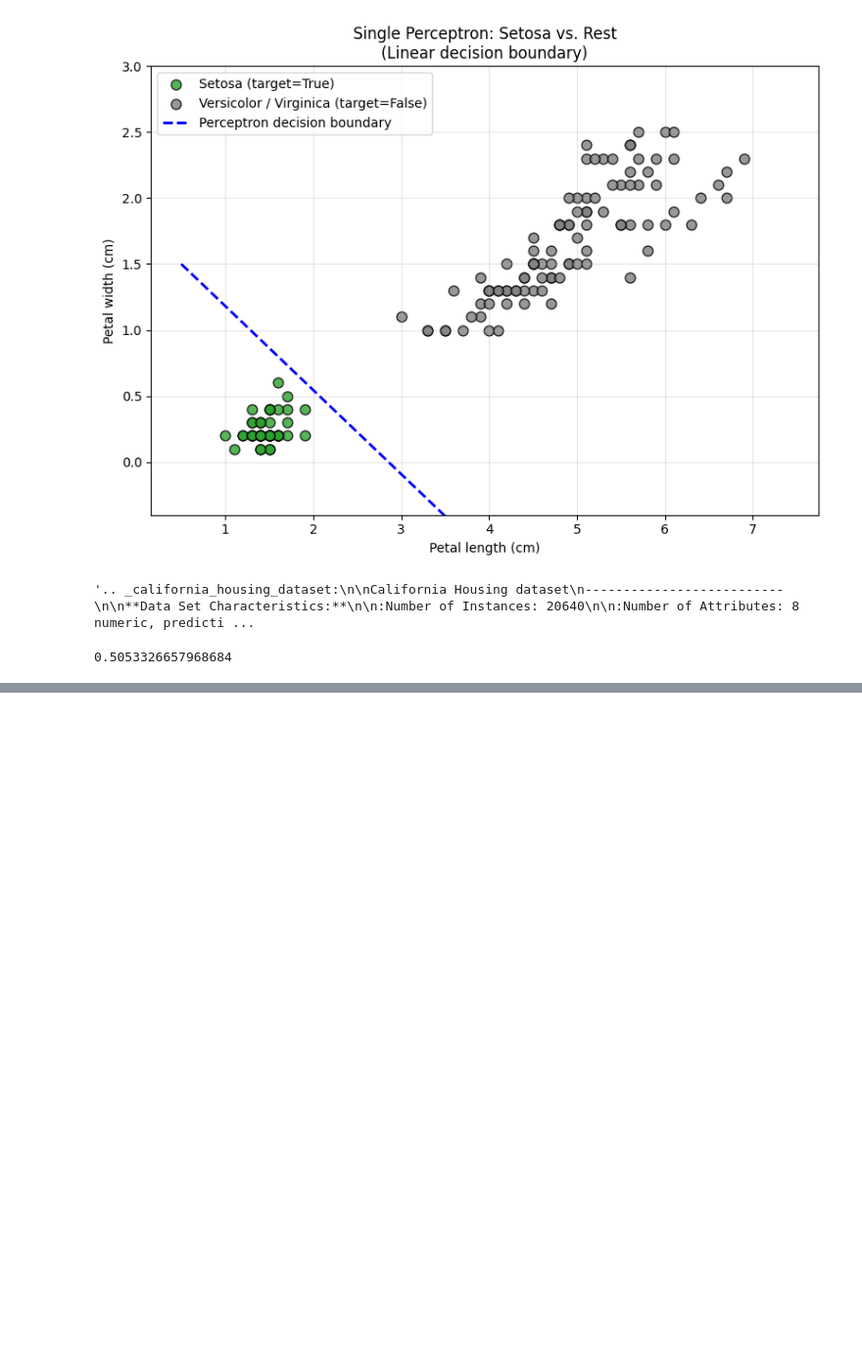
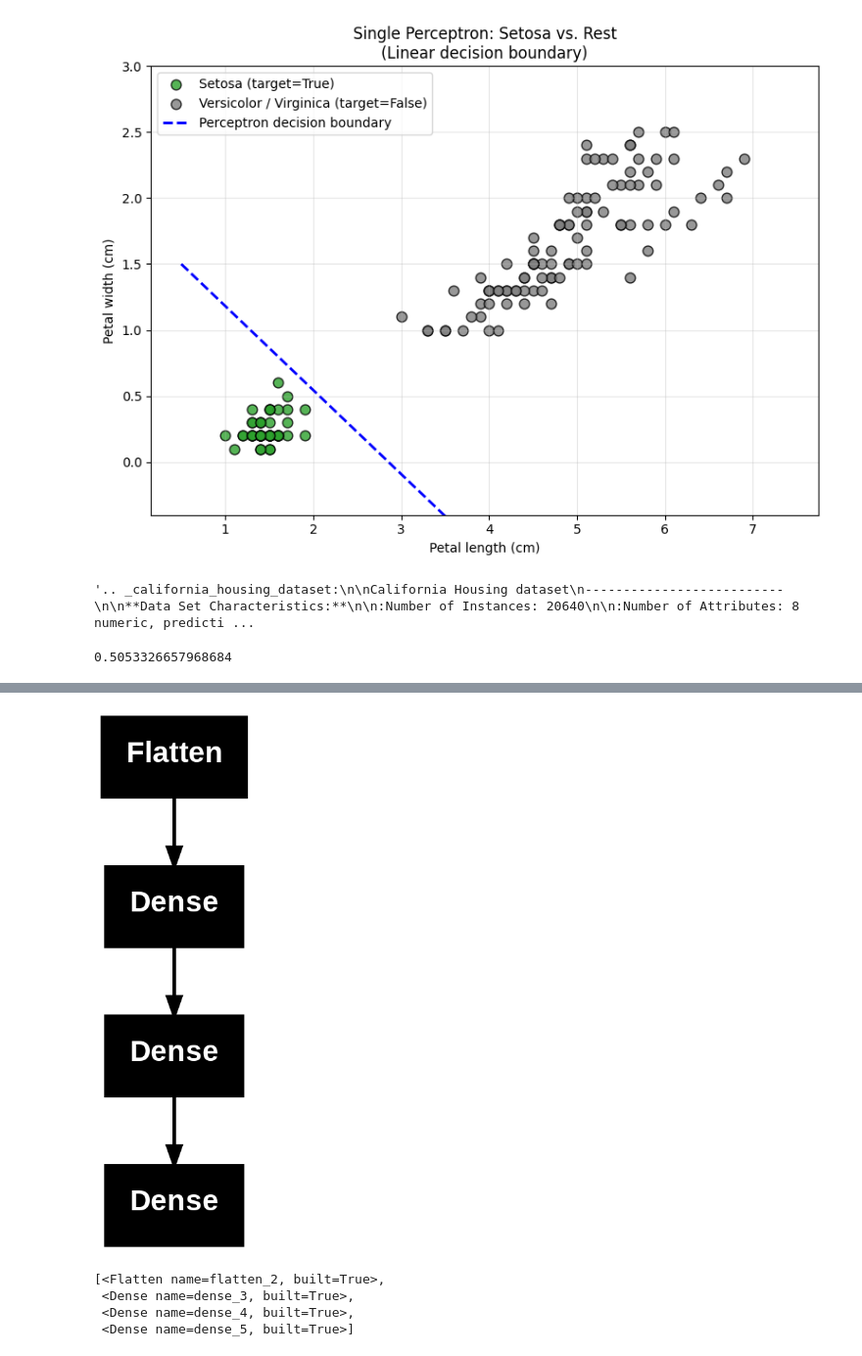
Before and after one commit to 19mddill/Deep_Learning_Notebooks, a Jupyter notebook: ANN_keras.ipynb, the cells around one changed output, grey strips where cells are left out. Shown at 98% size. Cells and saved outputs as stored; diff of their text form; code cells hidden in the pictures; blank space fills up the shorter version.

```diff
--- a/ANN_keras.ipynb
+++ b/ANN_keras.ipynb
@@ -152,0 +264,8 @@ rmse
+# %%
+tf.random.set_seed(42)
+model = tf.keras.Sequential([
+    tf.keras.layers.Flatten(input_shape=[28, 28]),
+    tf.keras.layers.Dense(300, activation="relu"),
+    tf.keras.layers.Dense(100, activation="relu"),
+    tf.keras.layers.Dense(10, activation="softmax")
+])
@@ -152,0 +290,11 @@ rmse
+# %%
+tf.keras.utils.plot_model(model)
+# %% [output]
+[figure, added]
+# %%
+model.layers
+# %% [output]
+[<Flatten name=flatten_2, built=True>,
+ <Dense name=dense_3, built=True>,
+ <Dense name=dense_4, built=True>,
+ <Dense name=dense_5, built=True>]
```
Also changed, not shown: parts of 17 cells of this notebook.
